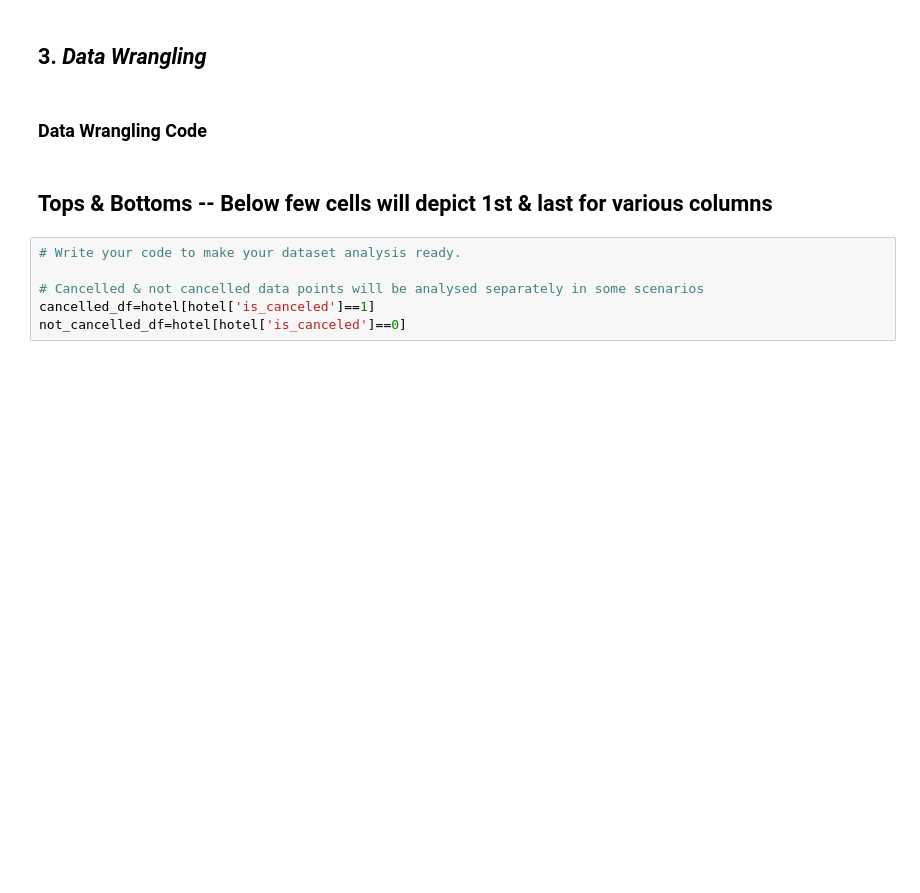
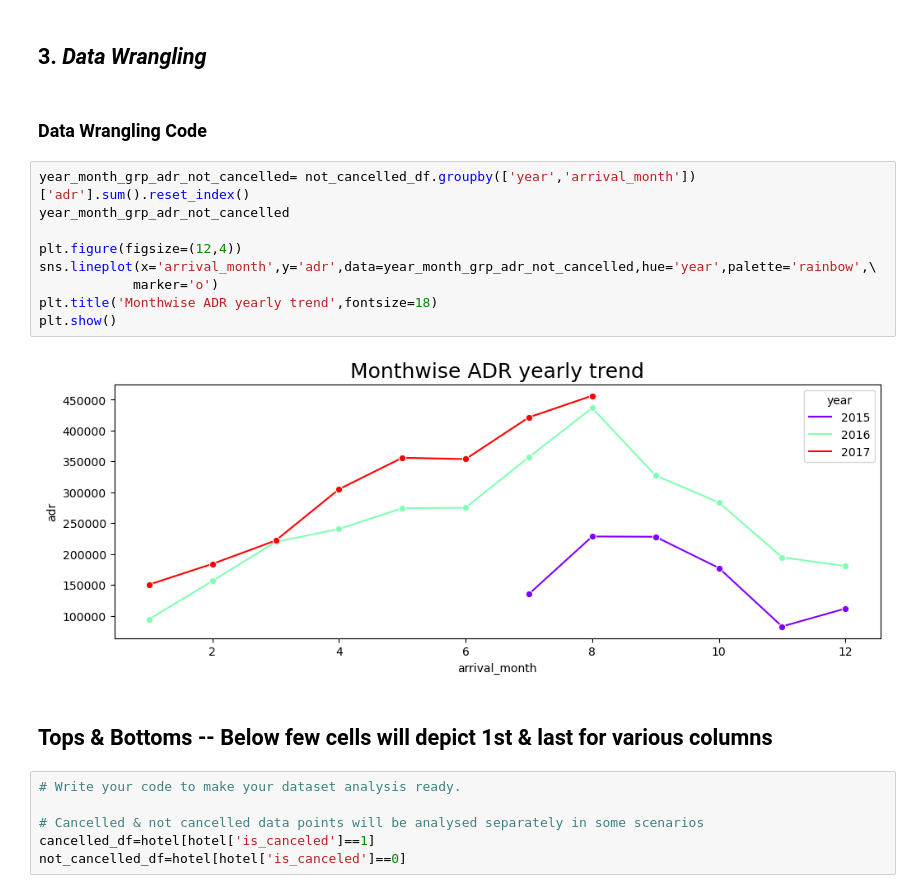
Before and after one commit to lakshay170/hotel_capstone, a Jupyter notebook: Hotel_Capstone.ipynb, the cells around one changed output. Drawn from its saved outputs; the diff is of its cells as text; blank space fills up the shorter version.

Commit message:
Yearly Trends

```diff
--- a/Hotel_Capstone.ipynb
+++ b/Hotel_Capstone.ipynb
@@ -618,6 +618,17 @@ hotel[['lead_time','is_canceled']].corr()
 ## 3. ***Data Wrangling***
 # %% [markdown]
 ### Data Wrangling Code
+# %%
+year_month_grp_adr_not_cancelled= not_cancelled_df.groupby(['year','arrival_month'])['adr'].sum().reset_index()
+year_month_grp_adr_not_cancelled
+
+plt.figure(figsize=(12,4))
+sns.lineplot(x='arrival_month',y='adr',data=year_month_grp_adr_not_cancelled,hue='year',palette='rainbow',\
+            marker='o')
+plt.title('Monthwise ADR yearly trend',fontsize=18)
+plt.show()
+# %% [output]
+[figure, added]
 # %% [markdown]
 ## Tops & Bottoms -- Below few cells will depict 1st & last for various columns
 # %%
```
Also changed, not shown: parts of 16 cells of this notebook.
